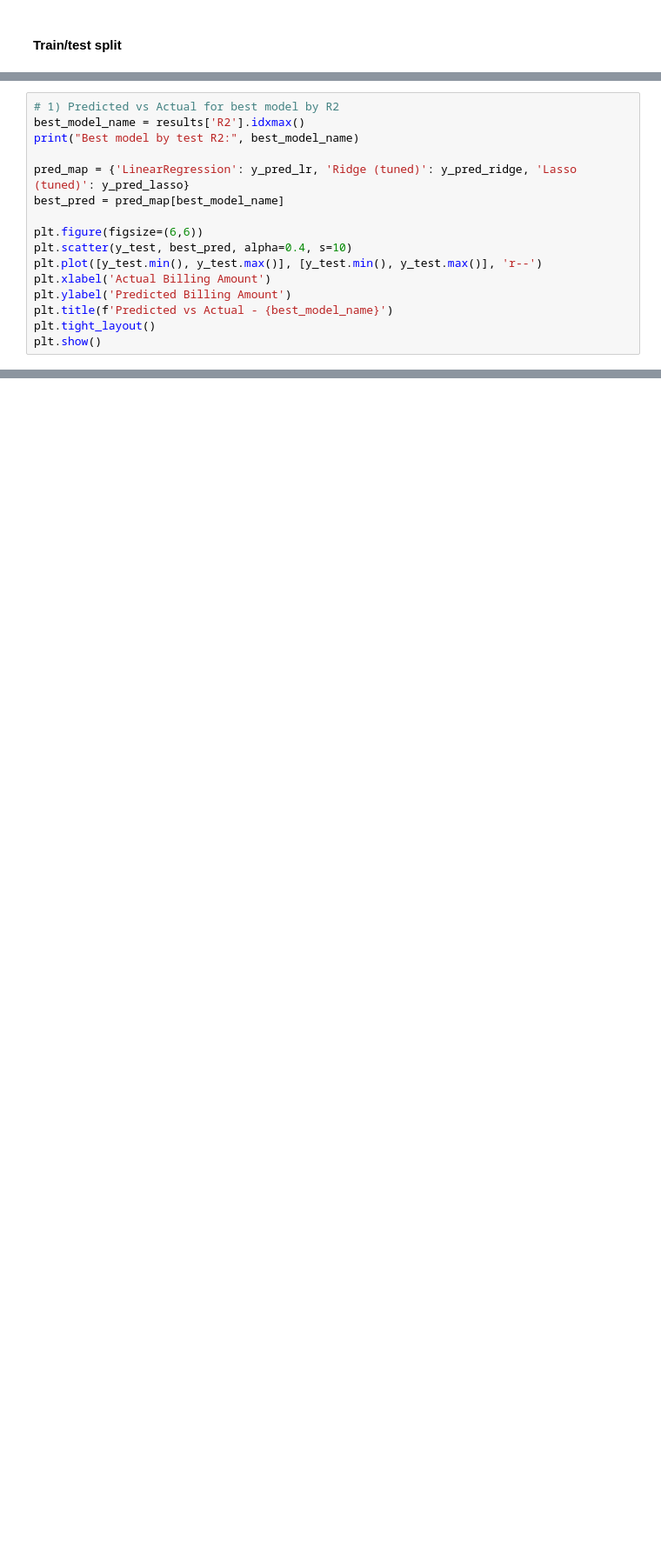
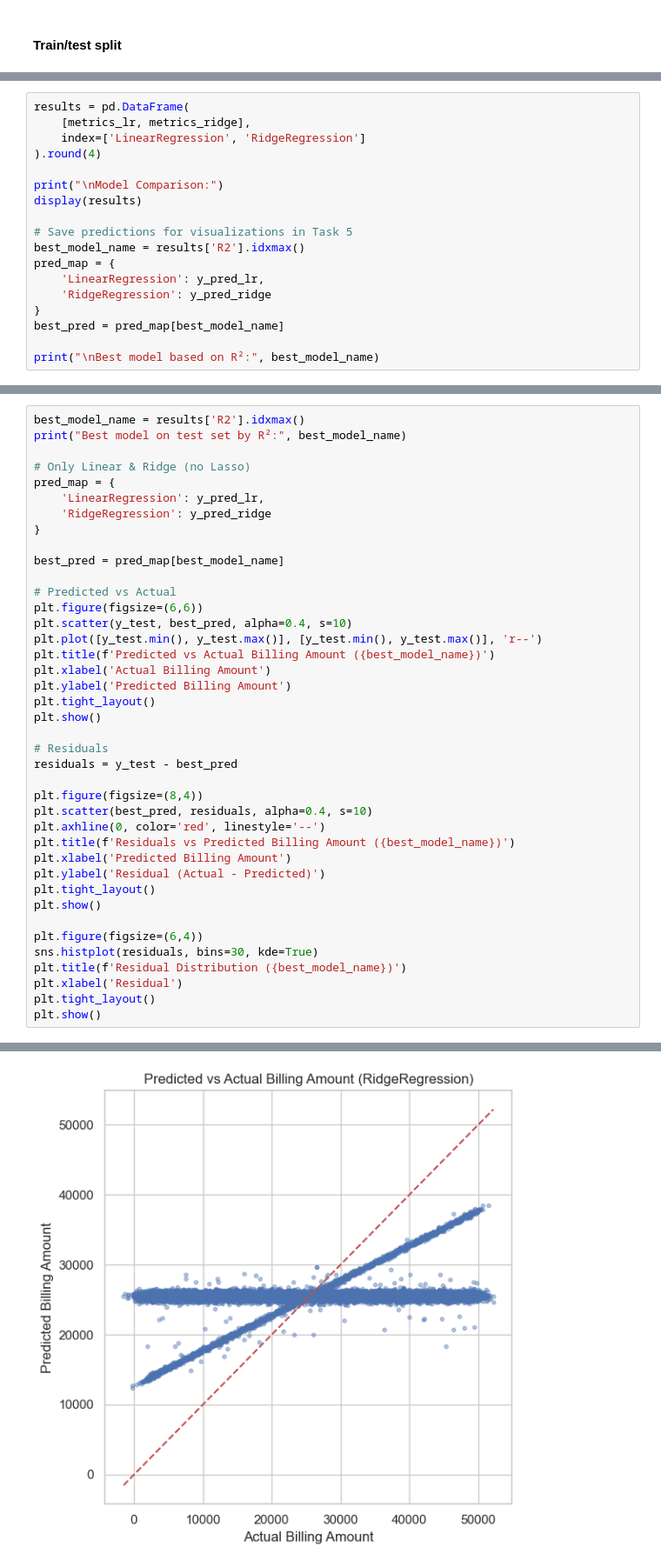
Before and after one commit to GaurabK19/Project-Deliverable-2-Regression-Modeling-and-Performance-Evaluation, a Jupyter notebook: main.ipynb, the cells around one changed output, grey strips where cells are left out. Shown at 87% size. Drawn from its saved outputs; the diff is of its cells as text; blank space fills up the shorter version.

```diff
--- a/main.ipynb
+++ b/main.ipynb
@@ -283,0 +346,18 @@ Here, I will display predicted vs actual, residuals, CV score distributions, and
+# %%
+results = pd.DataFrame(
+    [metrics_lr, metrics_ridge],
+    index=['LinearRegression', 'RidgeRegression']
+).round(4)
+
+print("\nModel Comparison:")
+display(results)
+
+# Save predictions for visualizations in Task 5
+best_model_name = results['R2'].idxmax()
+pred_map = {
+    'LinearRegression': y_pred_lr,
+    'RidgeRegression': y_pred_ridge
+}
+best_pred = pred_map[best_model_name]
+
+print("\nBest model based on R²:", best_model_name)
@@ -284,16 +456,41 @@ Here, I will display predicted vs actual, residuals, CV score distributions, and
 # %%
-# 1) Predicted vs Actual for best model by R2
 best_model_name = results['R2'].idxmax()
-print("Best model by test R2:", best_model_name)
+print("Best model on test set by R²:", best_model_name)
 
-pred_map = {'LinearRegression': y_pred_lr, 'Ridge (tuned)': y_pred_ridge, 'Lasso (tuned)': y_pred_lasso}
+# Only Linear & Ridge (no Lasso)
+pred_map = {
+    'LinearRegression': y_pred_lr,
+    'RidgeRegression': y_pred_ridge
+}
+
 best_pred = pred_map[best_model_name]
 
+# Predicted vs Actual
 plt.figure(figsize=(6,6))
 plt.scatter(y_test, best_pred, alpha=0.4, s=10)
 plt.plot([y_test.min(), y_test.max()], [y_test.min(), y_test.max()], 'r--')
+plt.title(f'Predicted vs Actual Billing Amount ({best_model_name})')
 plt.xlabel('Actual Billing Amount')
 plt.ylabel('Predicted Billing Amount')
-plt.title(f'Predicted vs Actual - {best_model_name}')
 plt.tight_layout()
 plt.show()
+
+# Residuals
+residuals = y_test - best_pred
+
+plt.figure(figsize=(8,4))
+plt.scatter(best_pred, residuals, alpha=0.4, s=10)
+plt.axhline(0, color='red', linestyle='--')
+plt.title(f'Residuals vs Predicted Billing Amount ({best_model_name})')
+plt.xlabel('Predicted Billing Amount')
+plt.ylabel('Residual (Actual - Predicted)')
+plt.tight_layout()
+plt.show()
+
+plt.figure(figsize=(6,4))
+sns.histplot(residuals, bins=30, kde=True)
+plt.title(f'Residual Distribution ({best_model_name})')
+plt.xlabel('Residual')
+plt.tight_layout()
+plt.show()
+# %% [output]
@@ -299,0 +498 @@ plt.show()
+[figure, added]
```
Also changed, not shown: parts of 59 cells of this notebook, 3 other files.
